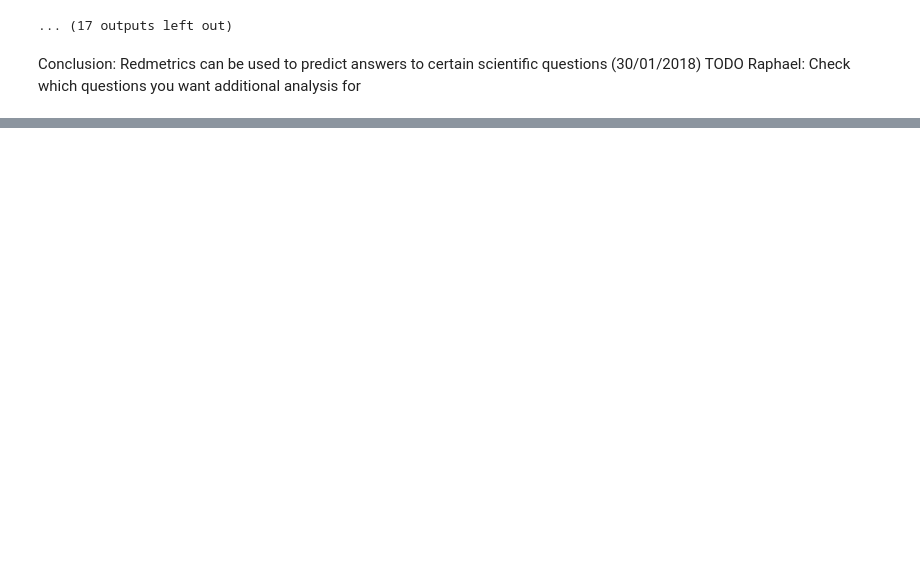
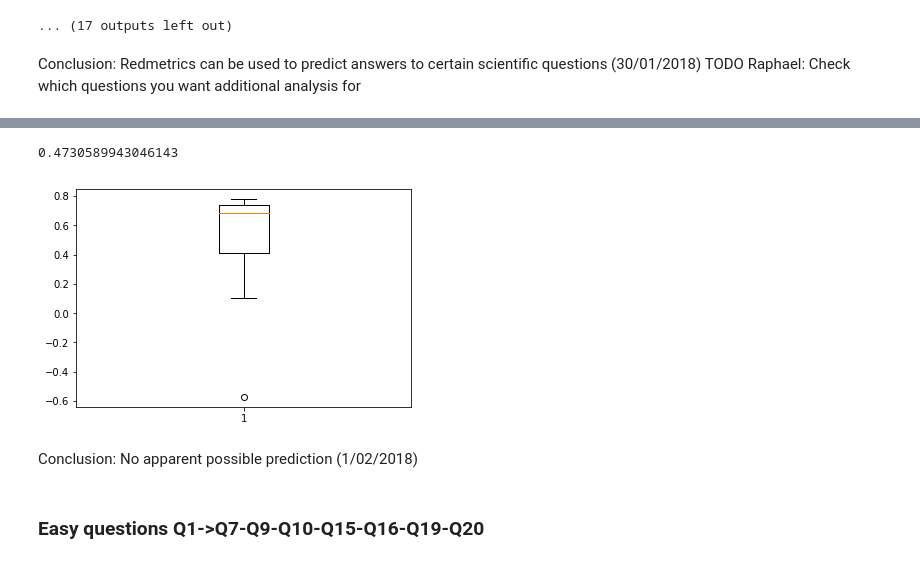
Before and after one commit to CyberCRI/dataanalysis-herocoli-redmetrics, a Jupyter notebook: v1.52/Data mining/Classification.ipynb, the cells around one changed output, grey strips where cells are left out. Cells and saved outputs as stored; diff of their text form; code cells hidden in the pictures; blank space fills up the shorter version.

```diff
--- a/v1.52/Data mining/Classification.ipynb
+++ b/v1.52/Data mining/Classification.ipynb
@@ -339,0 +357,28 @@ Index([           'sessionsCount',               'scoreafter',
+# %%
+# Remove id
+anonymousData = gameAndCorrectedAfterDataClassif.drop("anonymousID", axis = 1)
+
+# Get features and target
+# Only select rows where scoreafter is not negative
+features = pd.concat([anonymousData.loc[:,"sessionsCount":"maxChapter"], anonymousData.loc[:,"gameInterest":"androidPlay"]], axis=1)
+target = anonymousData.loc[:,"Q3":"Q10"].astype(int).sum(axis=1)
+
+# Add polynomial features
+secondDegreeFeatures = preprocessing.PolynomialFeatures(degree=2, interaction_only=False, include_bias=True)
+features = secondDegreeFeatures.fit_transform(features)
+
+# Center and scale data
+features = preprocessing.scale(features)
+# %%
+# Run Lasso regression with cross-validation
+model = Lasso()
+scores = cross_val_score(model, features, target, cv=10)
+boxplot(scores)
+scores.mean()
+# %% [output]
+0.4730589943046143
+[figure, added]
+# %% [markdown]
+Conclusion: No apparent possible prediction (1/02/2018)
+# %% [markdown]
+### Easy questions Q1->Q7-Q9-Q10-Q15-Q16-Q19-Q20
```
Also changed, not shown: parts of 36 cells of this notebook, 1 other file.
